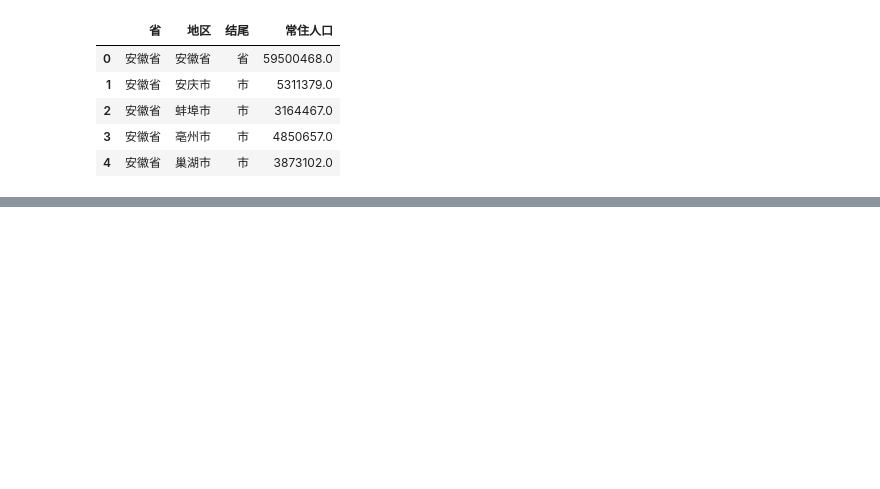
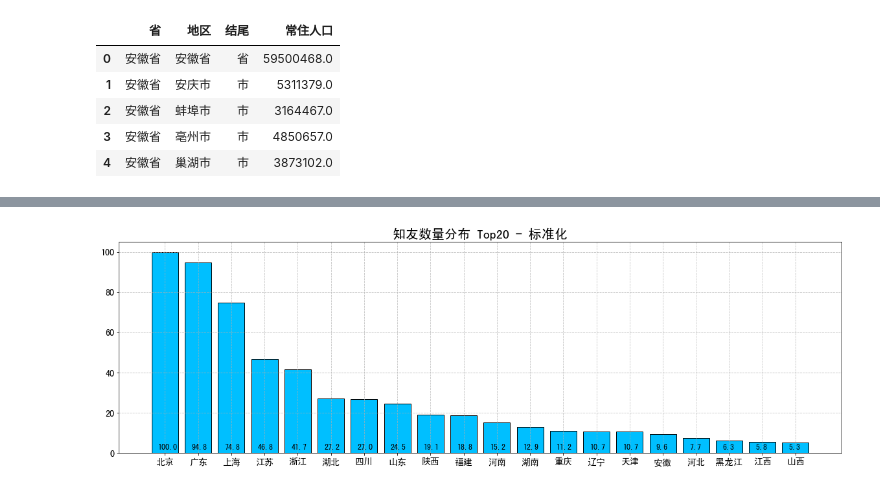
Before and after one commit to jasonzhang1986/Jupyter, a Jupyter notebook: 数据分析师微专业/ch03/作业/项目03知乎数据清洗整理和结论研究.ipynb, the cells around one changed output, grey strips where cells are left out. Cells and saved outputs as stored; diff of their text form; code cells hidden in the pictures; blank space fills up the shorter version.

```diff
--- a/数据分析师微专业/ch03/作业/项目03知乎数据清洗整理和结论研究.ipynb
+++ b/数据分析师微专业/ch03/作业/项目03知乎数据清洗整理和结论研究.ipynb
@@ -128,0 +196,5 @@ plt.bar(range(20), data_count['count'],width=0.8, facecolor = 'yellowgreen', edg
+# %%
+#知友数量标准化
+data_normal(data, 'count')
+data_count_normal_top20 = data.sort_values(by=['count'], ascending=False)[['city','count','count_normal']].iloc[:20]
+data_count_normal_top20
@@ -128,0 +242,19 @@ plt.bar(range(20), data_count['count'],width=0.8, facecolor = 'yellowgreen', edg
+# %%
+#绘制图表
+plt.figure(figsize=(20,6))
+x = range(20)
+y = data_count_normal_top20['count_normal']
+label = data_count_top20['city']
+plt.bar(x,
+        y,
+        facecolor='deepskyblue',
+        edgecolor='k',
+        tick_label=label
+       )
+plt.xticks(fontsize=14)
+plt.yticks(fontsize=14)
+plt.title("知友数量分布 Top20 - 标准化", fontsize=20)
+for i, j in zip(x,y):
+    plt.text(i-0.2, 2, '%.1f' % j, color='black', fontsize=12)
+# %% [output]
+[figure, added]
```
Also changed, not shown: parts of 17 cells of this notebook.
